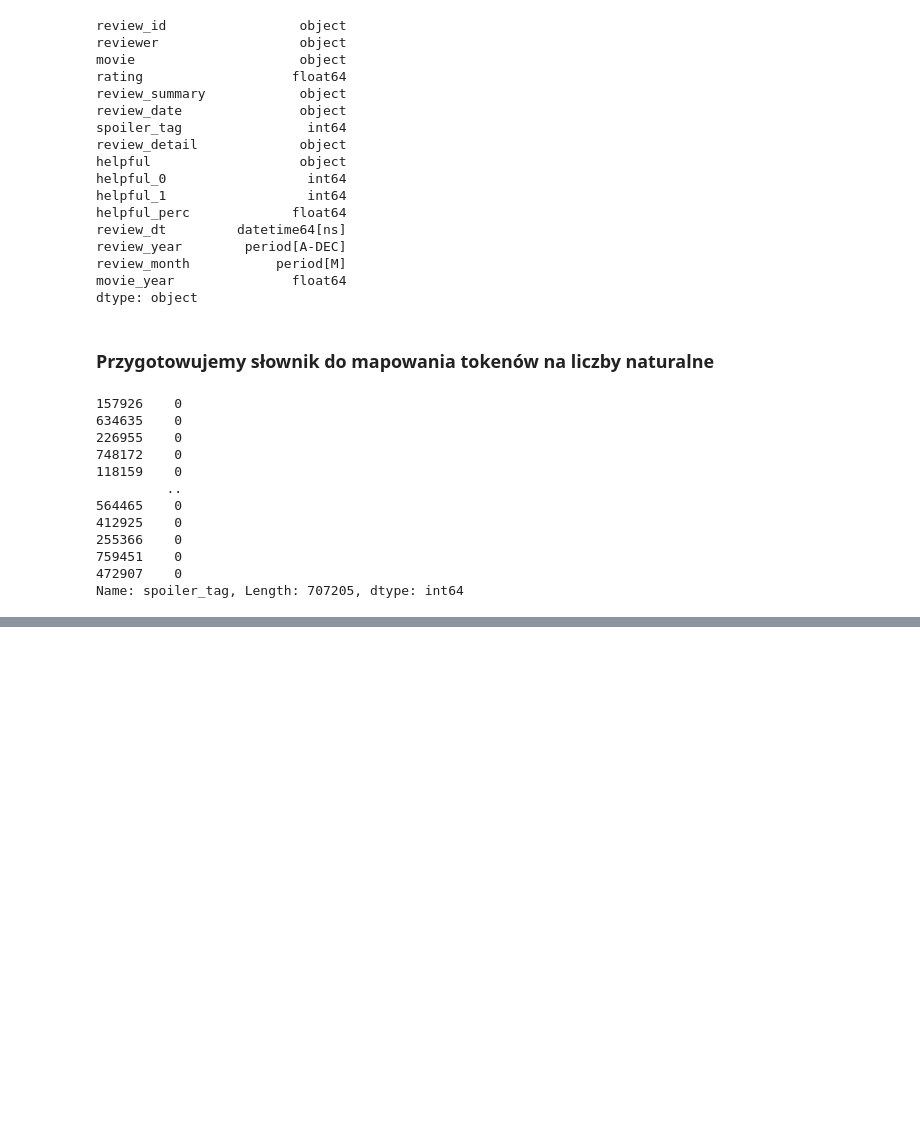
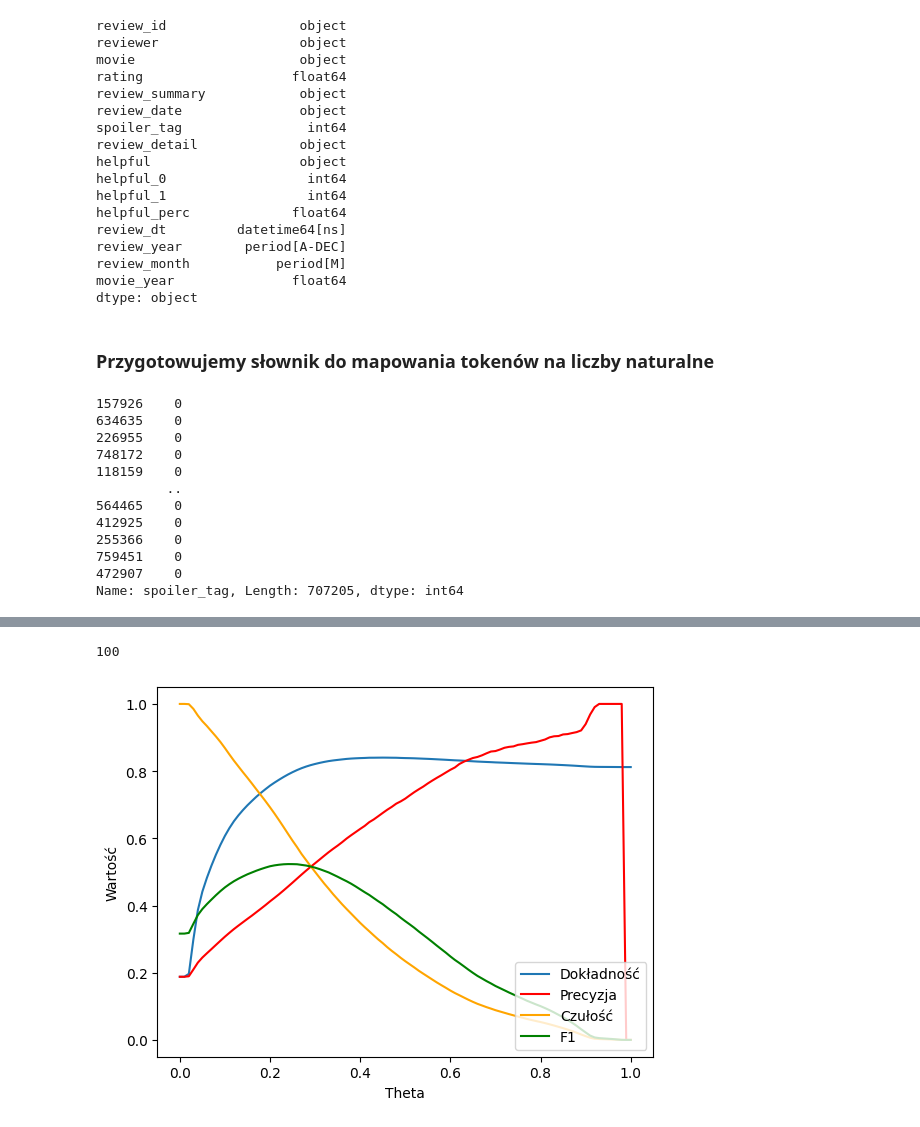
Before and after one commit to mkubkowski/projekt_big_data, a Jupyter notebook: Mariusz/lstm_AWS_v3.ipynb, the cells around one changed output, grey strips where cells are left out. Saved outputs shown, nothing was run; the diff lists cells and outputs as text; code cells hidden in the pictures; blank space fills up the shorter version.

```diff
--- a/Mariusz/lstm_AWS_v3.ipynb
+++ b/Mariusz/lstm_AWS_v3.ipynb
@@ -383,0 +399,28 @@ print(AUC)
+# %%
+n_iter = 101
+rates = np.linspace(0,1,n_iter)
+y_test0 = np.array(y_test).reshape(-1,1)
+acc = np.zeros(n_iter)
+prec = np.zeros(n_iter)
+rec = np.zeros(n_iter)
+f1 = np.zeros(n_iter)
+for i in range(rates.shape[0]):
+    print(f"{i}",end="\r")
+    y_pred_test_r = (prob_pred_test > rates[i]).astype(int)
+    acc[i] = np.mean(np.equal(y_test0,y_pred_test_r))
+    prec[i] = precision_score(y_test0,y_pred_test_r)
+    rec[i] = recall_score(y_test0,y_pred_test_r)
+    f1[i] = f1_score(y_test0,y_pred_test_r)
+# %% [output]
+100
+# %%
+plt.plot(rates, acc,label='Dokładność')
+plt.plot(rates, prec,'red',label='Precyzja')
+plt.plot(rates, rec,'orange',label='Czułość')
+plt.plot(rates, f1,'green',label='F1')
+plt.xlabel('Theta')
+plt.ylabel('Wartość')
+plt.legend(loc='lower right')
+plt.show()
+# %% [output]
+[figure, added]
```
Also changed, not shown: parts of 13 cells of this notebook, 2 other files.
